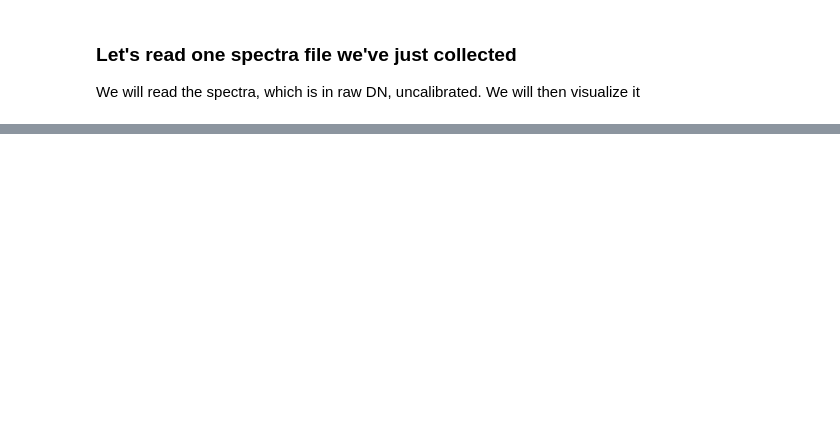
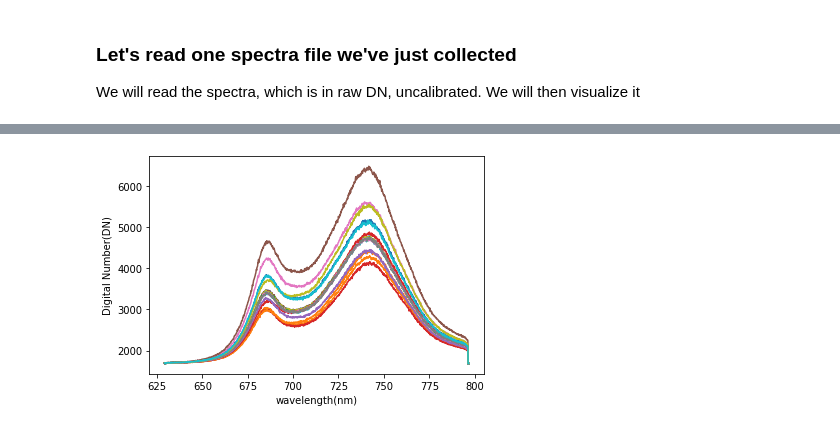
Before and after one commit to geoxiyang/FluxCourse, a Jupyter notebook: LeafSIF.ipynb, the cells around one changed output, grey strips where cells are left out. Saved outputs shown, nothing was run; the diff lists cells and outputs as text; code cells hidden in the pictures; blank space fills up the shorter version.

Commit message:
latest updates for FluxCourse 2019

```diff
--- a/LeafSIF.ipynb
+++ b/LeafSIF.ipynb
@@ -253,0 +75,11 @@ PDF1.close()
+# %%
+# In this example, I have twenty "light" spectra and ten "dark" spectra.
+# Let's plot "light" spectra
+lightfiles      = '/Users/xiyang/Documents/GitHub/FluxCourse/Data/light/*.txt'
+df2,ITdf2       = read_rawspec(lightfiles)
+plt.plot(df2['wavelength'],df2.iloc[:,1:])
+plt.xlabel('wavelength(nm)')
+plt.ylabel('Digital Number(DN)')
+plt.show()
+# %% [output]
+[figure, added]
```
Also changed, not shown: parts of 49 cells of this notebook, 2 other files.
